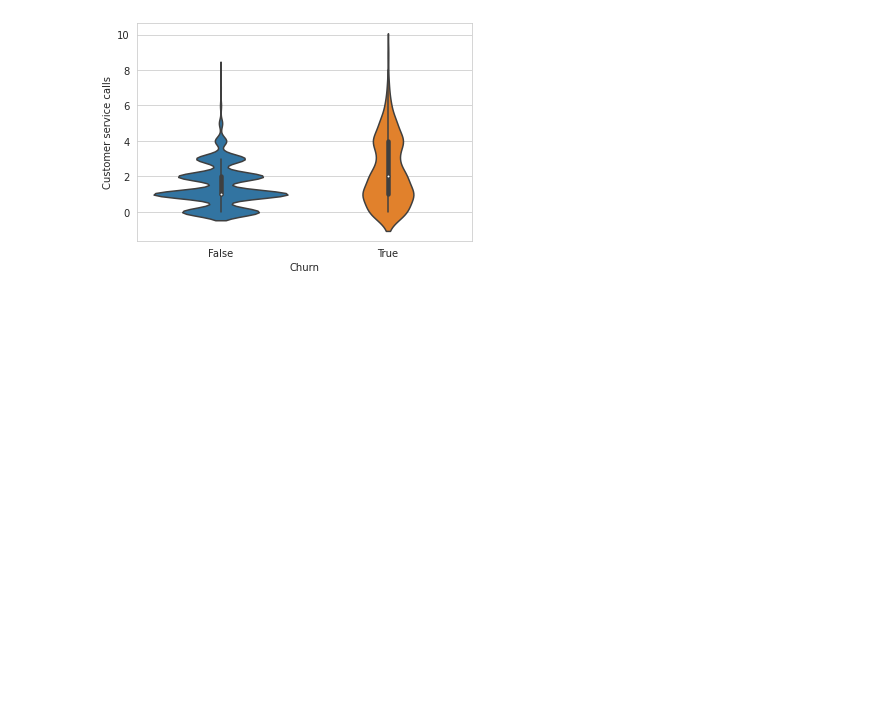
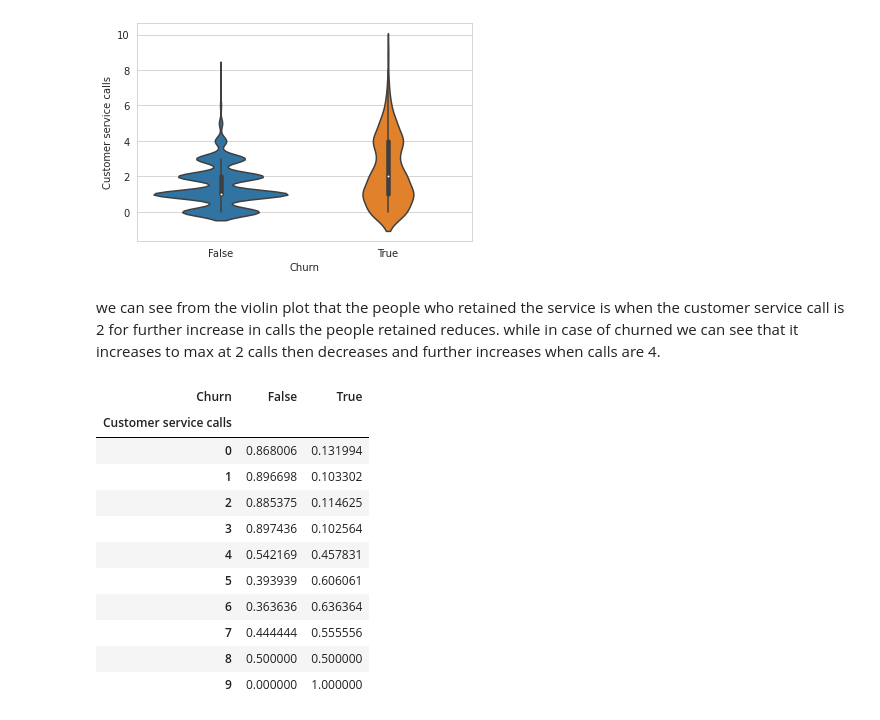
Before and after one commit to ShubhamCDgithub/Telecom-Churn-Analysis, a Jupyter notebook: Telecom_Churn_Analysis_Capstone_Project.ipynb, the cells around one changed output. Cells and saved outputs as stored; diff of their text form; code cells hidden in the pictures; blank space fills up the shorter version.

```diff
--- a/Telecom_Churn_Analysis_Capstone_Project.ipynb
+++ b/Telecom_Churn_Analysis_Capstone_Project.ipynb
@@ -514,3 +514,23 @@ sns.violinplot(x = 'Churn', y = 'Customer service calls', data =df)
 # %% [output]
 <matplotlib.axes._subplots.AxesSubplot at 0x...>
 [figure]
+# %% [markdown]
+we can see from the violin plot that the people who retained the service is when the customer service call is 2 for further increase in calls the people retained reduces. while in case of churned we can see that it increases to max at 2 calls then decreases and further increases when calls are 4.
+# %%
+#to check effects of customer service calls
+#Customer service calls
+cscalls_churn_df=pd.crosstab(index=df['Customer service calls'],columns=df['Churn'],normalize="index")
+cscalls_churn_df
+# %% [output]
+| Churn | False | True |
+| Customer service calls |  |  |
+| 0 | 0.868006 | 0.131994 |
+| 1 | 0.896698 | 0.103302 |
+| 2 | 0.885375 | 0.114625 |
+| 3 | 0.897436 | 0.102564 |
+| 4 | 0.542169 | 0.457831 |
+| 5 | 0.393939 | 0.606061 |
+| 6 | 0.363636 | 0.636364 |
+| 7 | 0.444444 | 0.555556 |
+| 8 | 0.500000 | 0.500000 |
+| 9 | 0.000000 | 1.000000 |
```
Also changed, not shown: parts of 2 cells of this notebook.
